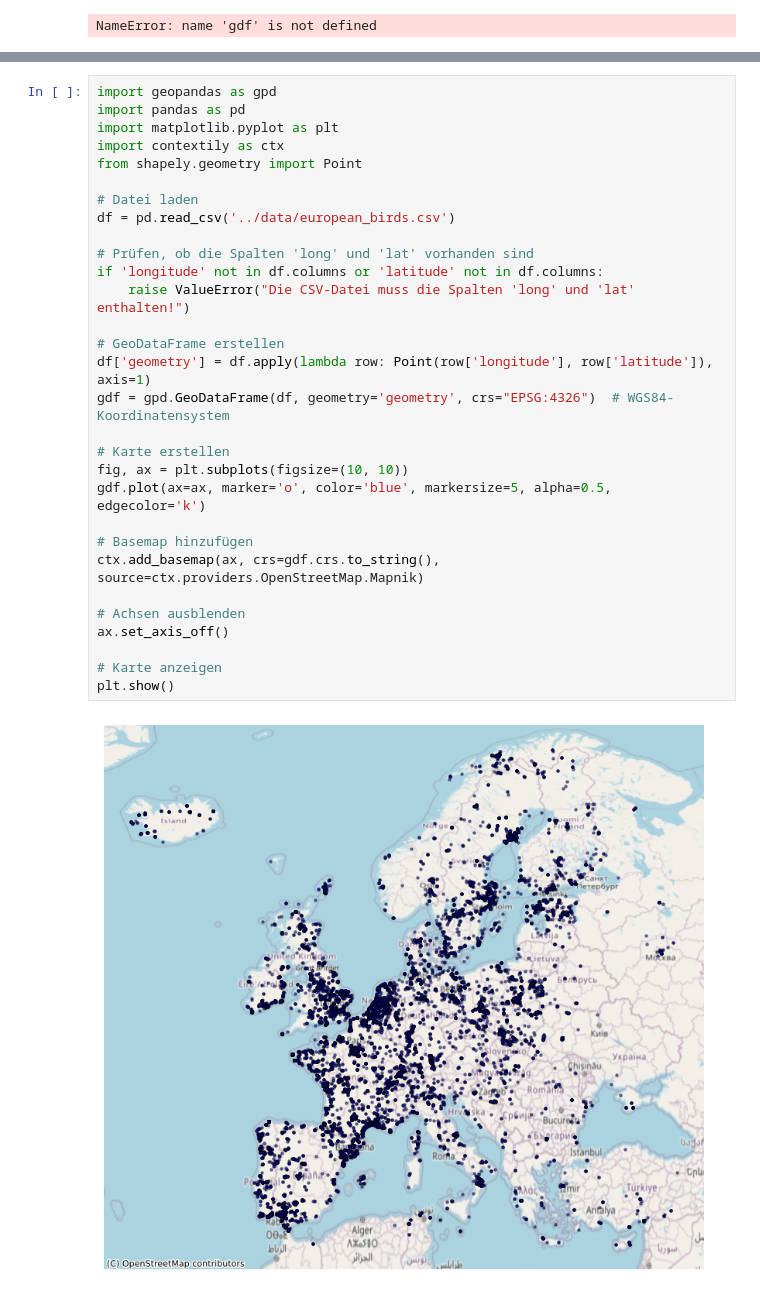
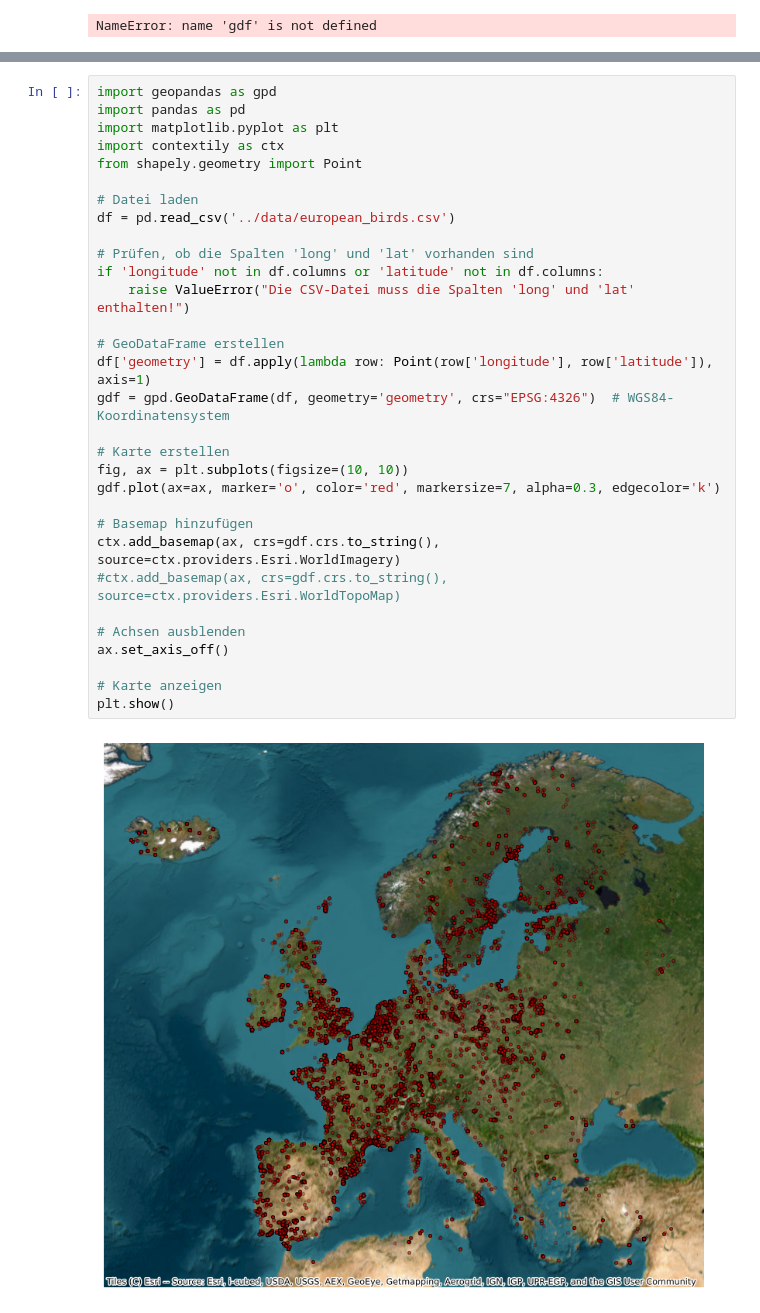
Before and after one commit to Kenny101-dot/Ornistone-Project, a Jupyter notebook: Analysis/Map.ipynb, the cells around one changed output, grey strips where cells are left out. Drawn from its saved outputs; the diff is of its cells as text.

```diff
--- a/Analysis/Map.ipynb
+++ b/Analysis/Map.ipynb
@@ -216,32 +216,33 @@ european_birds.head()
 # %%
 import geopandas as gpd
 import pandas as pd
 import matplotlib.pyplot as plt
 import contextily as ctx
 from shapely.geometry import Point
 
 # Datei laden
 df = pd.read_csv('../data/european_birds.csv')
 
 # Prüfen, ob die Spalten 'long' und 'lat' vorhanden sind
 if 'longitude' not in df.columns or 'latitude' not in df.columns:
     raise ValueError("Die CSV-Datei muss die Spalten 'long' und 'lat' enthalten!")
 
 # GeoDataFrame erstellen
 df['geometry'] = df.apply(lambda row: Point(row['longitude'], row['latitude']), axis=1)
 gdf = gpd.GeoDataFrame(df, geometry='geometry', crs="EPSG:4326")  # WGS84-Koordinatensystem
 
 # Karte erstellen
 fig, ax = plt.subplots(figsize=(10, 10))
-gdf.plot(ax=ax, marker='o', color='blue', markersize=5, alpha=0.5, edgecolor='k')
+gdf.plot(ax=ax, marker='o', color='red', markersize=7, alpha=0.3, edgecolor='k')
 
 # Basemap hinzufügen
-ctx.add_basemap(ax, crs=gdf.crs.to_string(), source=ctx.providers.OpenStreetMap.Mapnik)
+ctx.add_basemap(ax, crs=gdf.crs.to_string(), source=ctx.providers.Esri.WorldImagery)
+#ctx.add_basemap(ax, crs=gdf.crs.to_string(), source=ctx.providers.Esri.WorldTopoMap)
 
 # Achsen ausblenden
 ax.set_axis_off()
 
 # Karte anzeigen
 plt.show()
 # %% [output]
-[figure, old version]
+[figure, new version]
```
Also changed, not shown: parts of 3 cells of this notebook, 2 other files.
